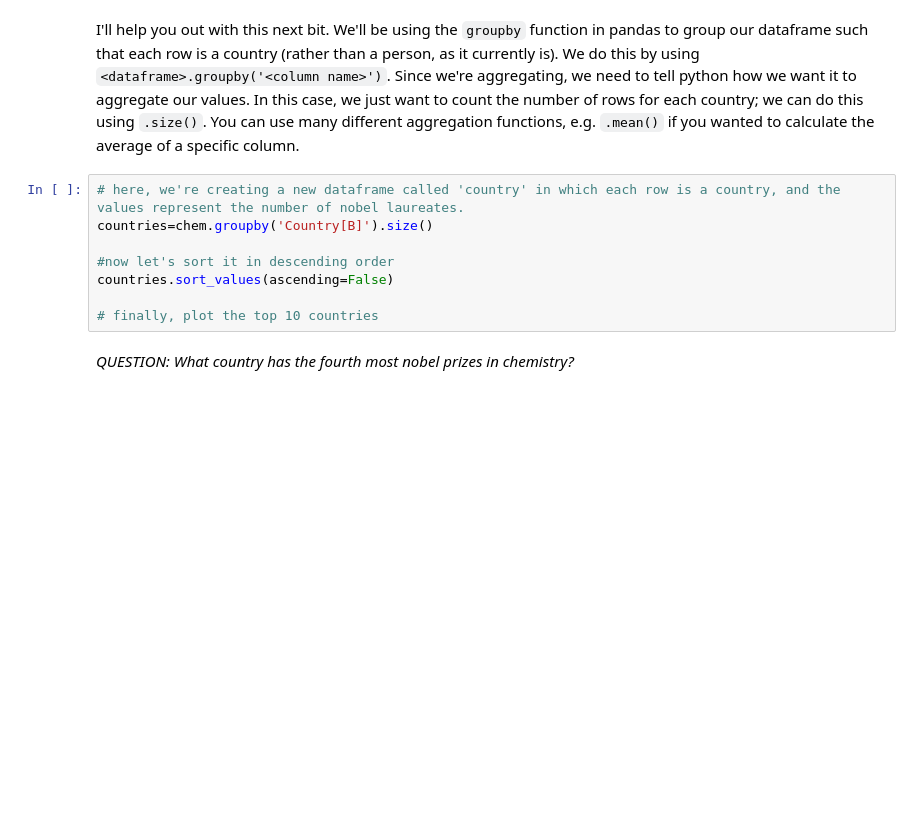
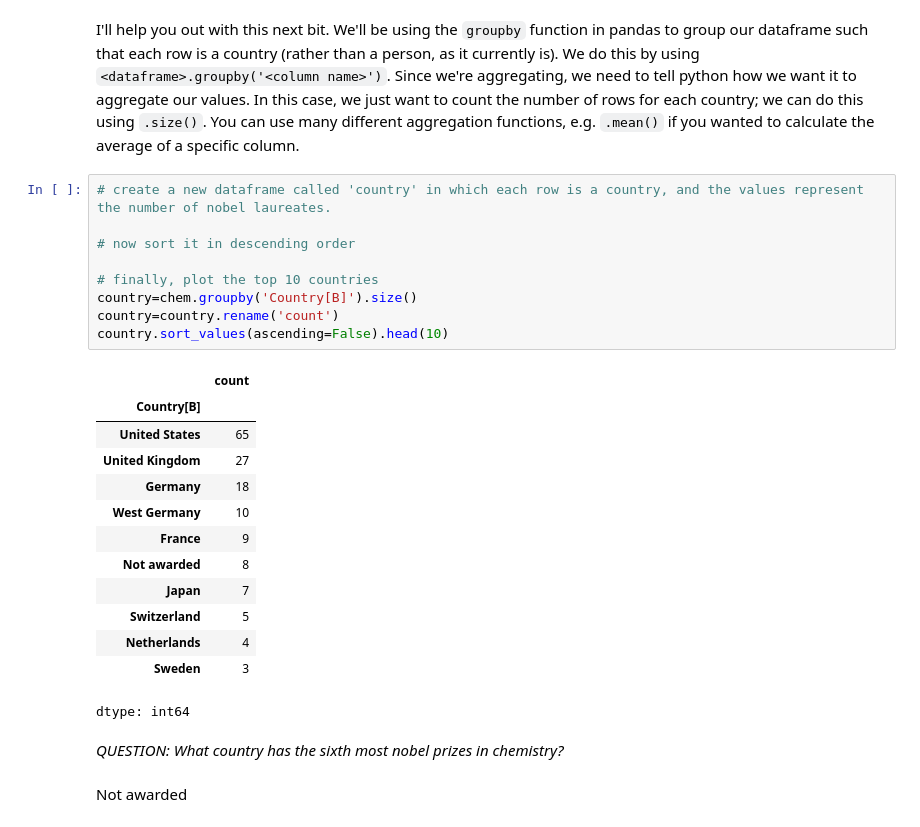
Before and after one commit to ouuuuy/QM2, a Jupyter notebook: notebooks/W02. Pandas.ipynb, the cells around one changed output. Cells and saved outputs as stored; diff of their text form; blank space fills up the shorter version.

```diff
--- a/notebooks/W02. Pandas.ipynb
+++ b/notebooks/W02. Pandas.ipynb
@@ -401,12 +497,29 @@ Using the following URL https://en.wikipedia.org/wiki/List_of_Nobel_laureates_in
 # %% [markdown]
 I'll help you out with this next bit. We'll be using the `groupby` function in pandas to group our dataframe such that each row is a country (rather than a person, as it currently is). We do this by using `<dataframe>.groupby('<column name>')`. Since we're aggregating, we need to tell python how we want it to aggregate our values. In this case, we just want to count the number of rows for each country; we can do this using `.size()`. You can use many different aggregation functions, e.g. `.mean()` if you wanted to calculate the average of a specific column.
 # %%
-# here, we're creating a new dataframe called 'country' in which each row is a country, and the values represent the number of nobel laureates.
-countries=chem.groupby('Country[B]').size()
+# create a new dataframe called 'country' in which each row is a country, and the values represent the number of nobel laureates.
 
-#now let's sort it in descending order
-countries.sort_values(ascending=False)
+# now sort it in descending order
 
 # finally, plot the top 10 countries
+country=chem.groupby('Country[B]').size()
+country=country.rename('count')
+country.sort_values(ascending=False).head(10)
+# %% [output]
+|  | count |
+| Country[B] |  |
+| United States | 65 |
+| United Kingdom | 27 |
+| Germany | 18 |
+| West Germany | 10 |
+| France | 9 |
+| Not awarded | 8 |
+| Japan | 7 |
+| Switzerland | 5 |
+| Netherlands | 4 |
+| Sweden | 3 |
+dtype: int64
 # %% [markdown]
-*QUESTION: What country has the fourth most nobel prizes in chemistry?*
+*QUESTION: What country has the sixth most nobel prizes in chemistry?*
+# %% [markdown]
+Not awarded
```
Also changed, not shown: parts of 18 cells of this notebook.
